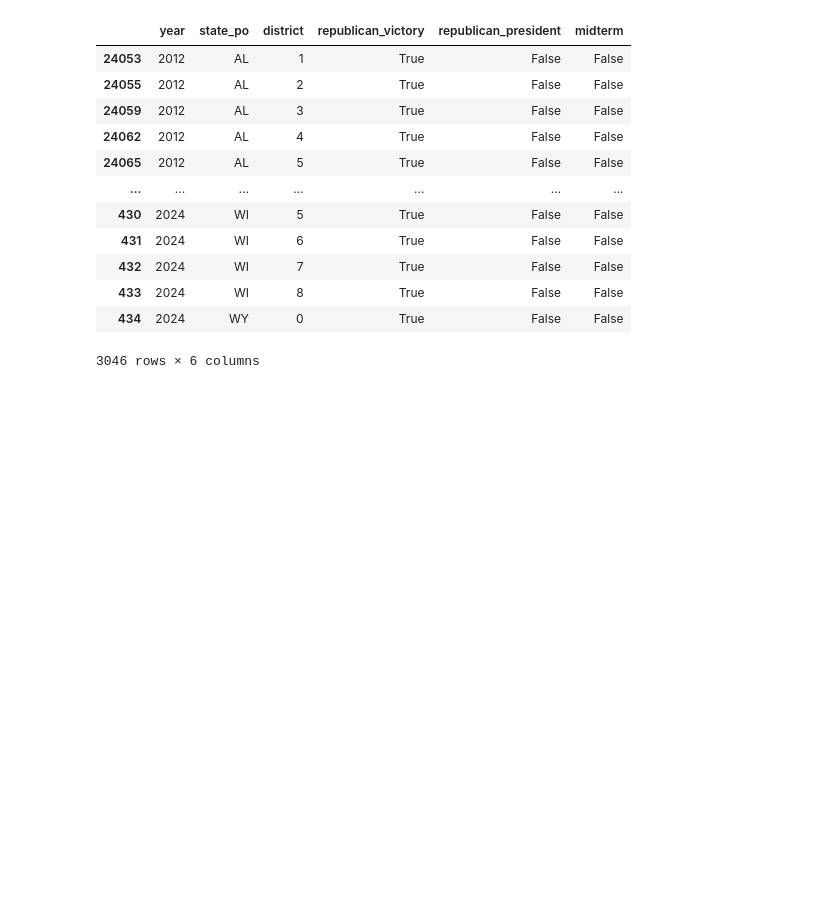
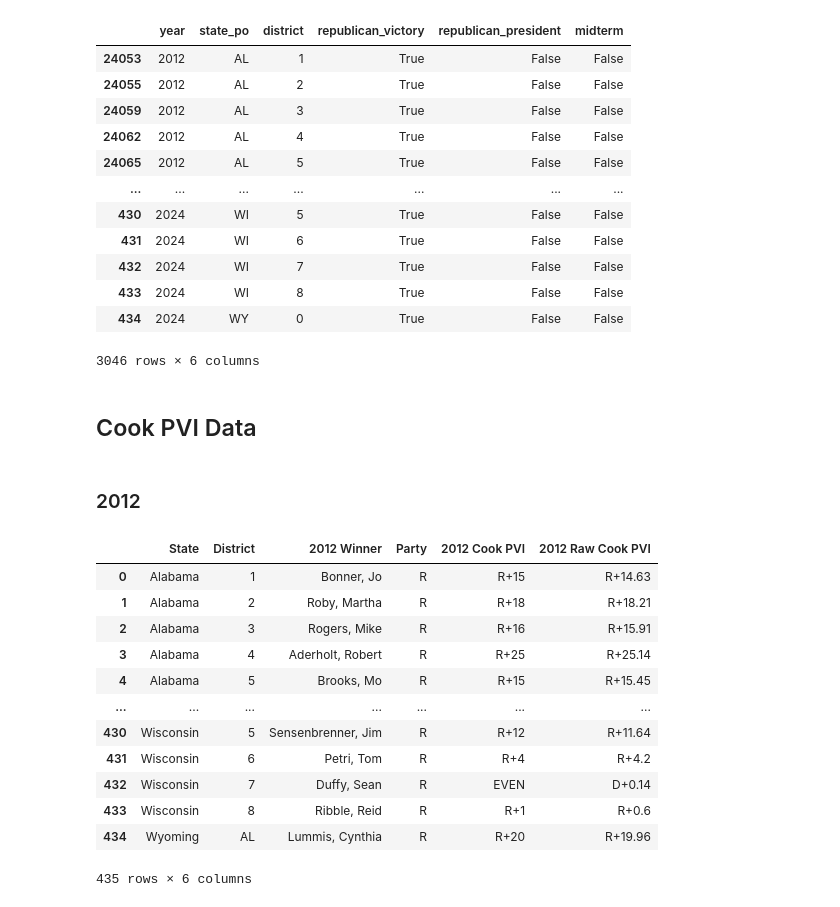
Before and after one commit to fcostell0/DS496Capstone, a Jupyter notebook: Processed Data/HouseElectionDataProcessing.ipynb, the cells around one changed output. Drawn from its saved outputs; the diff is of its cells as text; code cells hidden in the pictures; blank space fills up the shorter version.

Commit message:
Added PVI data to model

```diff
--- a/Processed Data/HouseElectionDataProcessing.ipynb
+++ b/Processed Data/HouseElectionDataProcessing.ipynb
@@ -153,3 +153,24 @@ electionData
 | 433 | 2024 | WI | 8 | True | False | False |
 | 434 | 2024 | WY | 0 | True | False | False |
 3046 rows × 6 columns
+# %% [markdown]
+## Cook PVI Data
+# %% [markdown]
+### 2012
+# %%
+PVI2012 = pd.read_excel('C:/Users/finco/Documents/GitHub/DS496Capstone/Raw Data/Political/Cook PVI 1997-2025.xlsx', sheet_name='Post-2012 redistricting (2012)')
+PVI2012
+# %% [output]
+|  | State | District | 2012 Winner | Party | 2012 Cook PVI | 2012 Raw Cook PVI |
+| 0 | Alabama | 1 | Bonner, Jo | R | R+15 | R+14.63 |
+| 1 | Alabama | 2 | Roby, Martha | R | R+18 | R+18.21 |
+| 2 | Alabama | 3 | Rogers, Mike | R | R+16 | R+15.91 |
+| 3 | Alabama | 4 | Aderholt, Robert | R | R+25 | R+25.14 |
+| 4 | Alabama | 5 | Brooks, Mo | R | R+15 | R+15.45 |
+| ... | ... | ... | ... | ... | ... | ... |
+| 430 | Wisconsin | 5 | Sensenbrenner, Jim | R | R+12 | R+11.64 |
+| 431 | Wisconsin | 6 | Petri, Tom | R | R+4 | R+4.2 |
+| 432 | Wisconsin | 7 | Duffy, Sean | R | EVEN | D+0.14 |
+| 433 | Wisconsin | 8 | Ribble, Reid | R | R+1 | R+0.6 |
+| 434 | Wyoming | AL | Lummis, Cynthia | R | R+20 | R+19.96 |
+435 rows × 6 columns
```
Also changed, not shown: parts of 20 cells of this notebook, 1 other file.
